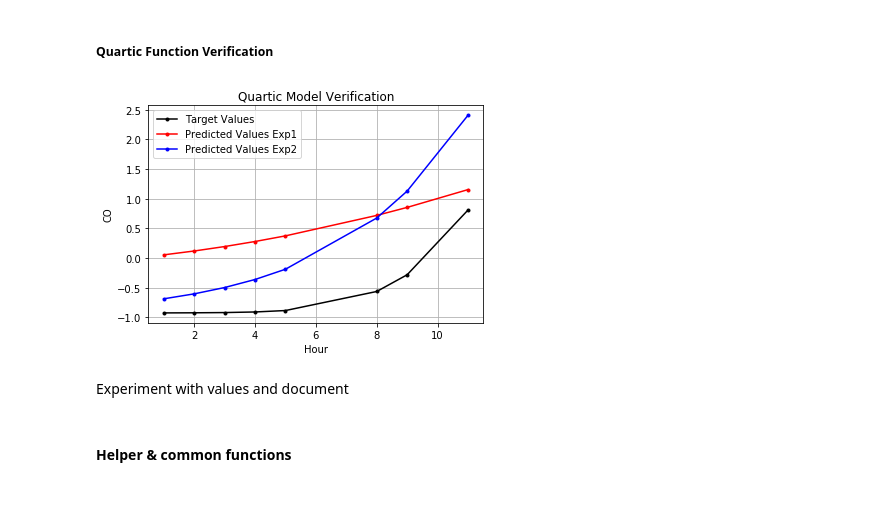
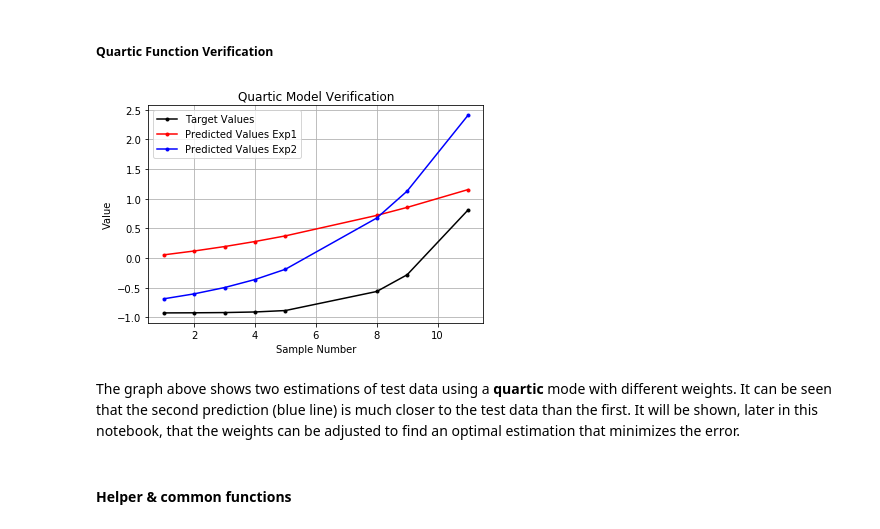
Before and after one commit to bstaab/CS545_MachineLearning, a Jupyter notebook: assignments/A1/Staab-A1.ipynb, the cells around one changed output. Cells and saved outputs as stored; diff of their text form; code cells hidden in the pictures; blank space fills up the shorter version.

```diff
--- a/assignments/A1/Staab-A1.ipynb
+++ b/assignments/A1/Staab-A1.ipynb
@@ -209,25 +205,25 @@ grad = quartic_model_gradient(X, T, W)
 # %%
 # Quartic model data
-X = np.array([1, 2, 3, 4, 5, 8, 9, 11]).reshape((-1, 1))  # Input data
-T = (((X - 5) * 0.05 +  (X * 0.2) **5) / 5.0 - 5.5) / 6   # Target values
-W1 = np.array([0.0, 0.05, 0.005, 0, 0]).reshape(-1, 1)       # Weights - Experiment 1
-Y1 = quartic_model(X, W1)                                   # Model output - Experiment 1
-W2 = np.array([-0.75000, 0.055, 0.009, 0, 0.0001]).reshape(-1, 1) # Weights - Experiment 2
-Y2 = quartic_model(X, W2)                                   # Model output  - Experiment 2
+X = np.array([1, 2, 3, 4, 5, 8, 9, 11]).reshape((-1, 1))       # Input data
+T = (((X - 5) * 0.05 +  (X * 0.2) **5) / 5.0 - 5.5) / 6        # Target values
+W1 = np.array([0.0, 0.05, 0.005, 0, 0]).reshape(-1, 1)         # Experiment 1 - Weights
+Y1 = quartic_model(X, W1)                                      # Experiment 1 - Model output
+W2 = np.array([-0.75, 0.055, 0.009, 0, 0.0001]).reshape(-1, 1) # Experiment 1 - Weights
+Y2 = quartic_model(X, W2)                                      # Experiment 1 - Model output
 
 # Plot the results
 plt.title('Quartic Model Verification')                   # Add plot title
 plt.plot(X, T, 'k.-', label='Target Values')              # Plot target values
 plt.plot(X, Y1,'r.-', label='Predicted Values Exp1')      # Plot values from model - Experiment 1
 plt.plot(X, Y2,'b.-', label='Predicted Values Exp2')      # Plot values from model - Experiment 2
 plt.grid(True)                                            # Display a grid on plot
-plt.xlabel(Xnames[0])                                     # Add X-Axis label
-plt.ylabel(Tnames[0])                                     # Add Y-Axis label
+plt.xlabel('Sample Number')                               # Add X-Axis label
+plt.ylabel('Value')                                       # Add Y-Axis label
 plt.legend();                                             # Add Legend
 # %% [output]
-[figure, old version]
+[figure, new version]
-# %% [markdown]
-Experiment with values and document
+# %% [markdown]
+The graph above shows two estimations of test data using a **quartic** mode with different weights.  It can be seen that the second prediction (blue line) is much closer to the test data than the first.  It will be shown, later in this notebook, that the weights can be adjusted to find an optimal estimation that minimizes the error.
 # %% [markdown]
 #### Helper & common functions
 # %%
```
Also changed, not shown: parts of 42 cells of this notebook.
